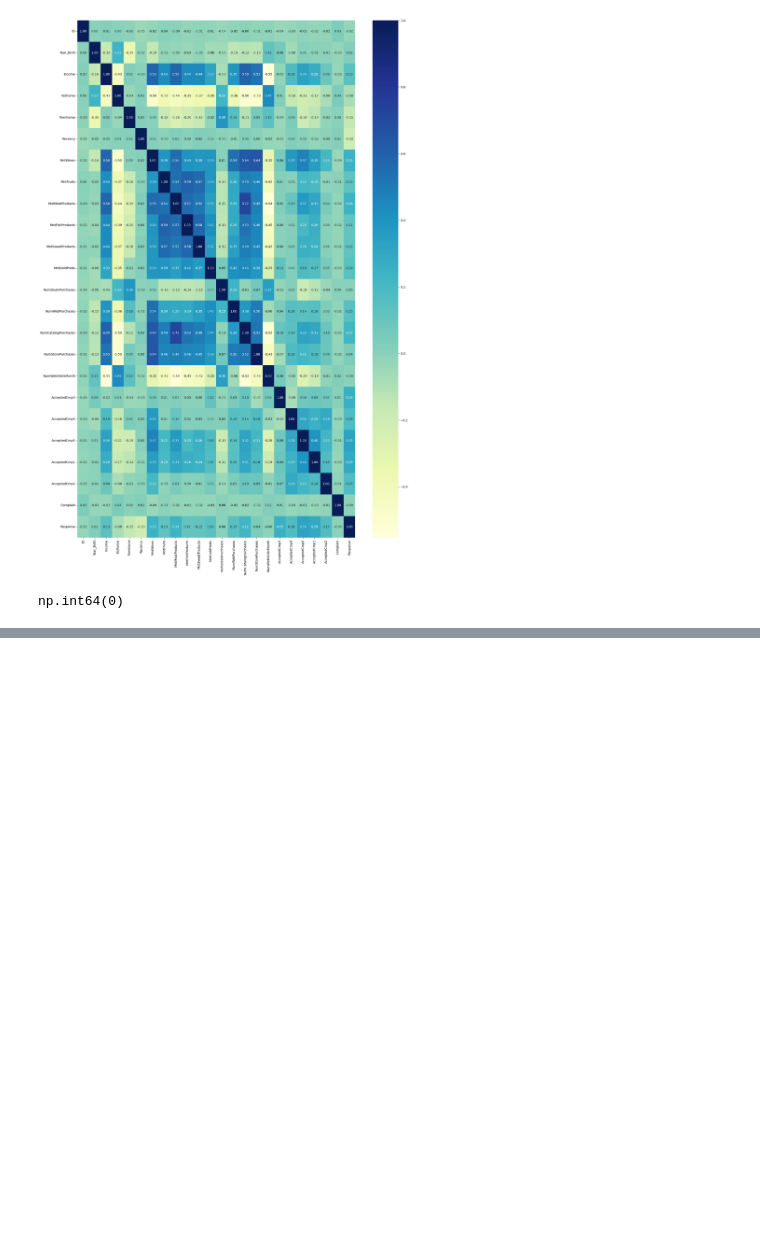
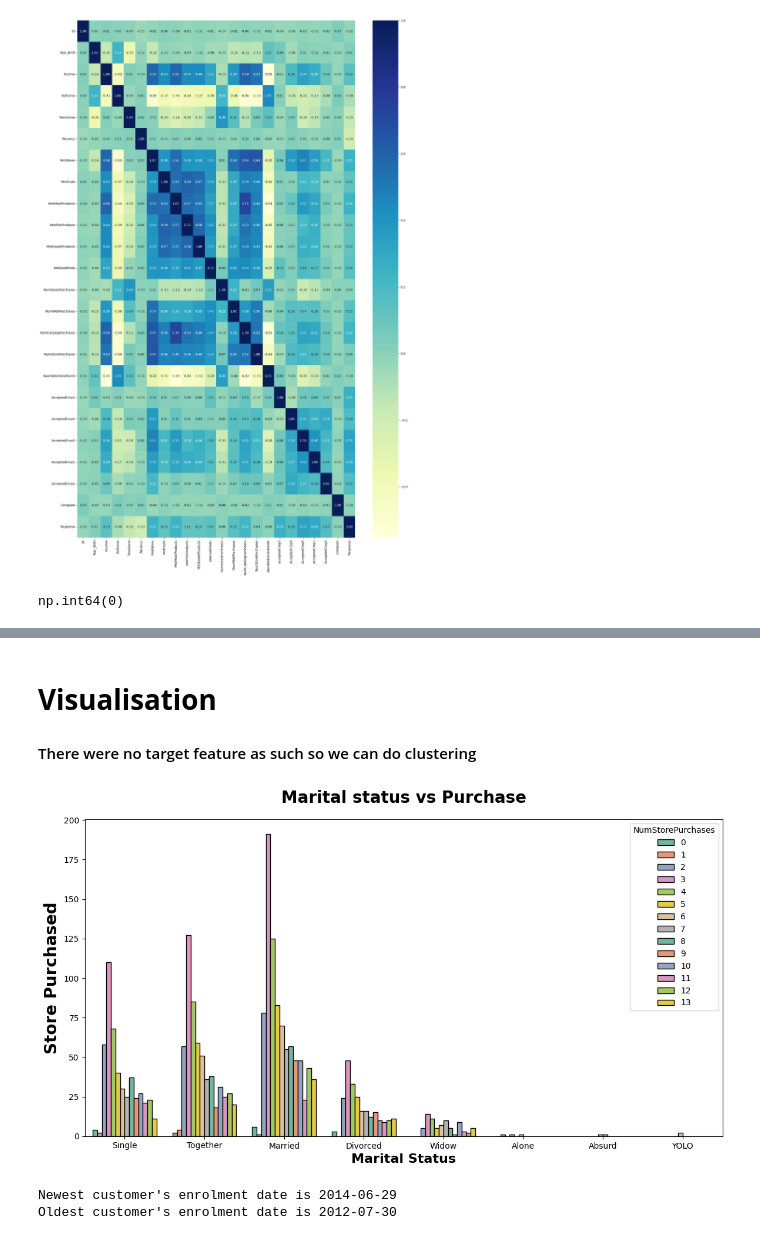
Before and after one commit to manmit-s/customer_personality_segmentation, a Jupyter notebook: notebooks/eda.ipynb, the cells around one changed output, grey strips where cells are left out. Cells and saved outputs as stored; diff of their text form; code cells hidden in the pictures; blank space fills up the shorter version.

```diff
--- a/notebooks/eda.ipynb
+++ b/notebooks/eda.ipynb
@@ -268,0 +410,22 @@ np.int64(0)
+# %% [markdown]
+# **Visualisation**
+#### There were no target feature as such so we can do clustering
+# %%
+fig, ax = plt.subplots(figsize=(14,7))
+sns.countplot(x="Marital_Status", hue="NumStorePurchases", data=df1, edgecolor="black", palette="Set2", ax=ax)
+ax.set_title("Marital status vs Purchase", weight="bold", fontsize=20, pad=20)
+ax.set_ylabel("Store Purchased", weight="bold", fontsize=20)
+ax.set_xlabel("Marital Status", weight="bold", fontsize=16)
+plt.show()
+# %% [output]
+[figure, added]
+# %%
+dates = []
+for i in raw_df["Dt_Customer"]:
+    i = i.date()
+    dates.append(i)
+print (f"Newest customer's enrolment date is {max(dates)}")
+print (f"Oldest customer's enrolment date is {min(dates)}")
+# %% [output]
+Newest customer's enrolment date is 2014-06-29
+Oldest customer's enrolment date is 2012-07-30
```
Also changed, not shown: parts of 21 cells of this notebook.
